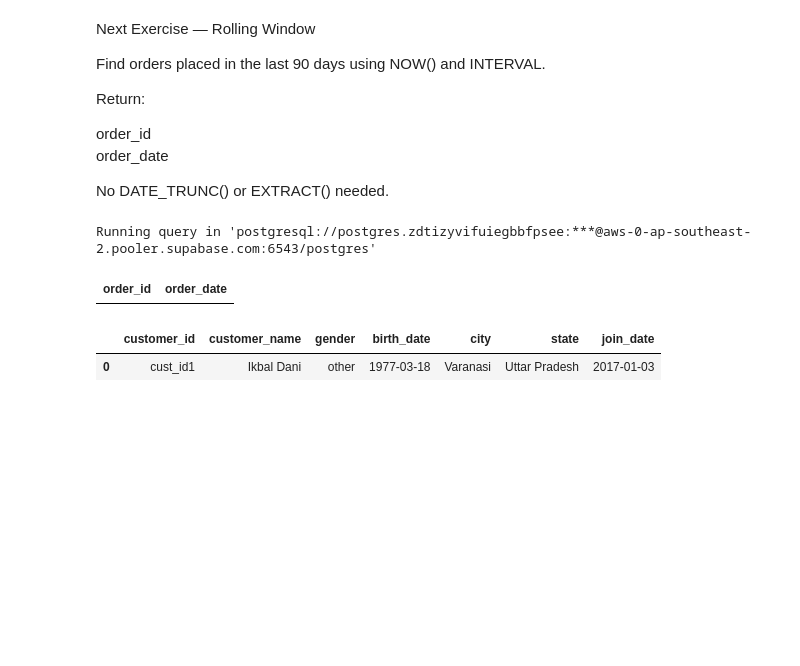
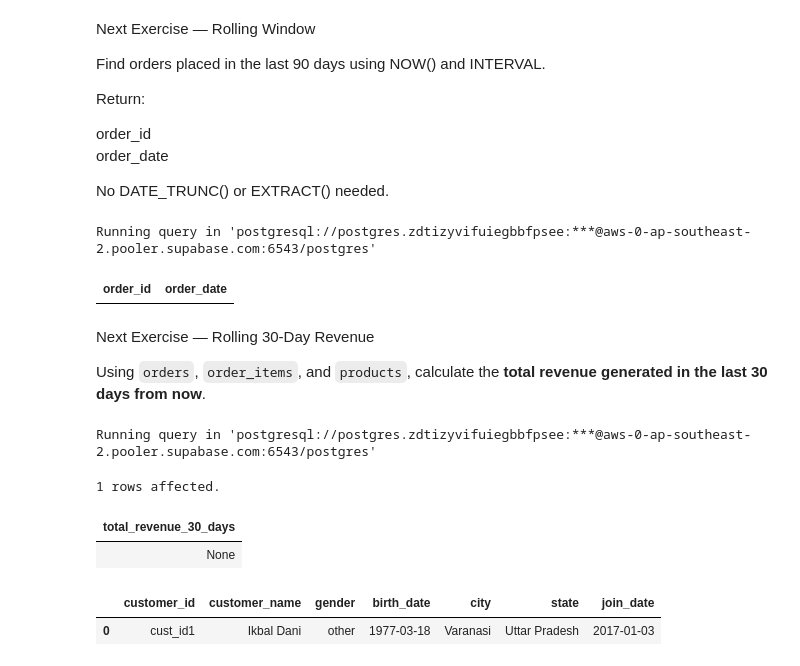
Before and after one commit to umesh-creates/sql_pandas_exercise_and_notes, a Jupyter notebook: retail_analysis exercise/date _and_time.ipynb, the cells around one changed output. Drawn from its saved outputs; the diff is of its cells as text; code cells hidden in the pictures; blank space fills up the shorter version.

Commit message:
last 30 days revenue

```diff
--- a/retail_analysis exercise/date _and_time.ipynb
+++ b/retail_analysis exercise/date _and_time.ipynb
@@ -1760,6 +1760,24 @@ WHERE order_date >= NOW() - INTERVAL '90 days'
 # %% [output]
 Running query in 'postgresql://postgres.zdtizyvifuiegbbfpsee:***@aws-0-ap-southeast-2.pooler.supabase.com:6543/postgres'
 | order_id | order_date |
+# %% [markdown]
+Next Exercise — Rolling 30-Day Revenue
+
+Using `orders`, `order_items`, and `products`, calculate the **total revenue generated in the last 30 days from now**.
+# %%
+%%sql
+SELECT SUM(p.selling_price * oi.quantity) AS total_revenue_30_days
+FROM retail_analysis.orders o
+JOIN retail_analysis.order_items oi
+ON oi.order_id = o.order_id
+JOIN retail_analysis.products p
+ON p.product_id = oi.product_id
+WHERE order_date >= NOW() - INTERVAL '30 days'
+# %% [output]
+Running query in 'postgresql://postgres.zdtizyvifuiegbbfpsee:***@aws-0-ap-southeast-2.pooler.supabase.com:6543/postgres'
+1 rows affected.
+| total_revenue_30_days |
+| None |
 # %%
 customers.head(1)
 # %% [output]
```
